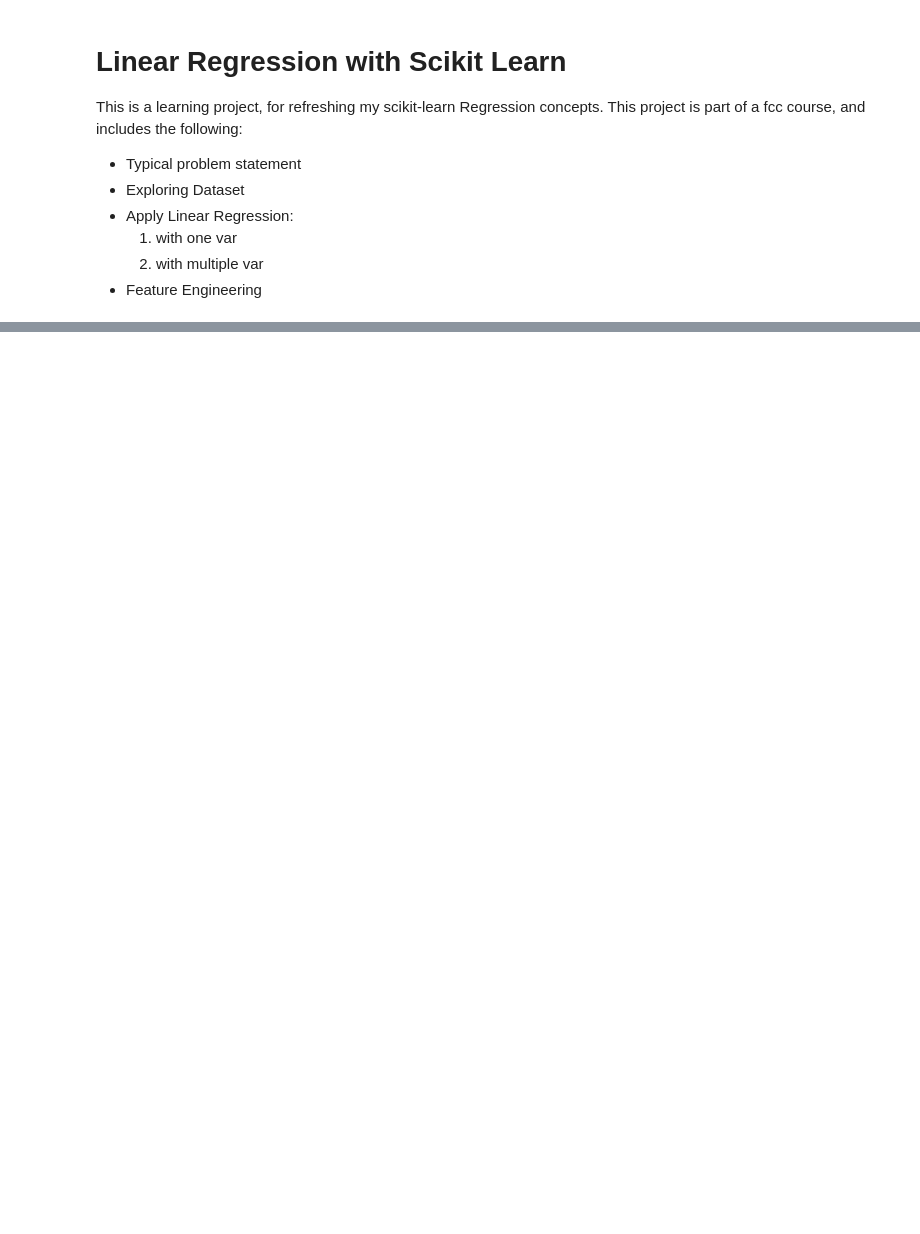
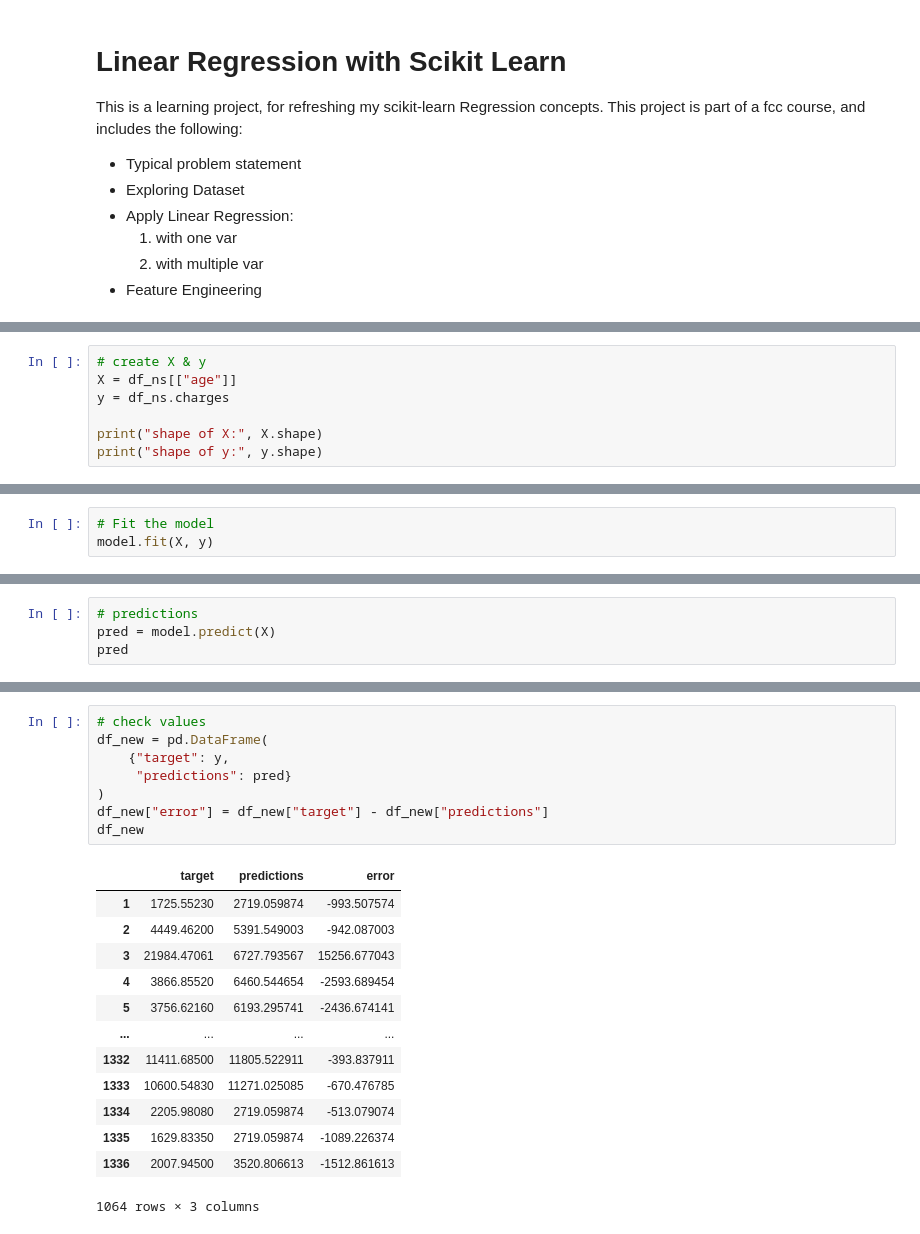
Before and after one commit to numustafa/ML-Projects-, a Jupyter notebook: Regression Project/notebook.ipynb, the cells around one changed output, grey strips where cells are left out. Cells and saved outputs as stored; diff of their text form; blank space fills up the shorter version.

```diff
--- a/Regression Project/notebook.ipynb
+++ b/Regression Project/notebook.ipynb
@@ -24,0 +346,7 @@ You're given a [CSV file](https://raw.githubusercontent.com/JovianML/opendataset
+# %%
+# create X & y
+X = df_ns[["age"]]
+y = df_ns.charges
+
+print("shape of X:", X.shape)
+print("shape of y:", y.shape)
@@ -24,0 +356,3 @@ You're given a [CSV file](https://raw.githubusercontent.com/JovianML/opendataset
+# %%
+# Fit the model
+model.fit(X, y)
@@ -24,0 +367,4 @@ You're given a [CSV file](https://raw.githubusercontent.com/JovianML/opendataset
+# %%
+# predictions
+pred = model.predict(X)
+pred
@@ -24,0 +383,22 @@ You're given a [CSV file](https://raw.githubusercontent.com/JovianML/opendataset
+# %%
+# check values
+df_new = pd.DataFrame(
+    {"target": y,
+     "predictions": pred}
+)
+df_new["error"] = df_new["target"] - df_new["predictions"]
+df_new
+# %% [output]
+|  | target | predictions | error |
+| 1 | 1725.55230 | 2719.059874 | -993.507574 |
+| 2 | 4449.46200 | 5391.549003 | -942.087003 |
+| 3 | 21984.47061 | 6727.793567 | 15256.677043 |
+| 4 | 3866.85520 | 6460.544654 | -2593.689454 |
+| 5 | 3756.62160 | 6193.295741 | -2436.674141 |
+| ... | ... | ... | ... |
+| 1332 | 11411.68500 | 11805.522911 | -393.837911 |
+| 1333 | 10600.54830 | 11271.025085 | -670.476785 |
+| 1334 | 2205.98080 | 2719.059874 | -513.079074 |
+| 1335 | 1629.83350 | 2719.059874 | -1089.226374 |
+| 1336 | 2007.94500 | 3520.806613 | -1512.861613 |
+1064 rows × 3 columns
```
Also changed, not shown: parts of 85 cells of this notebook.
